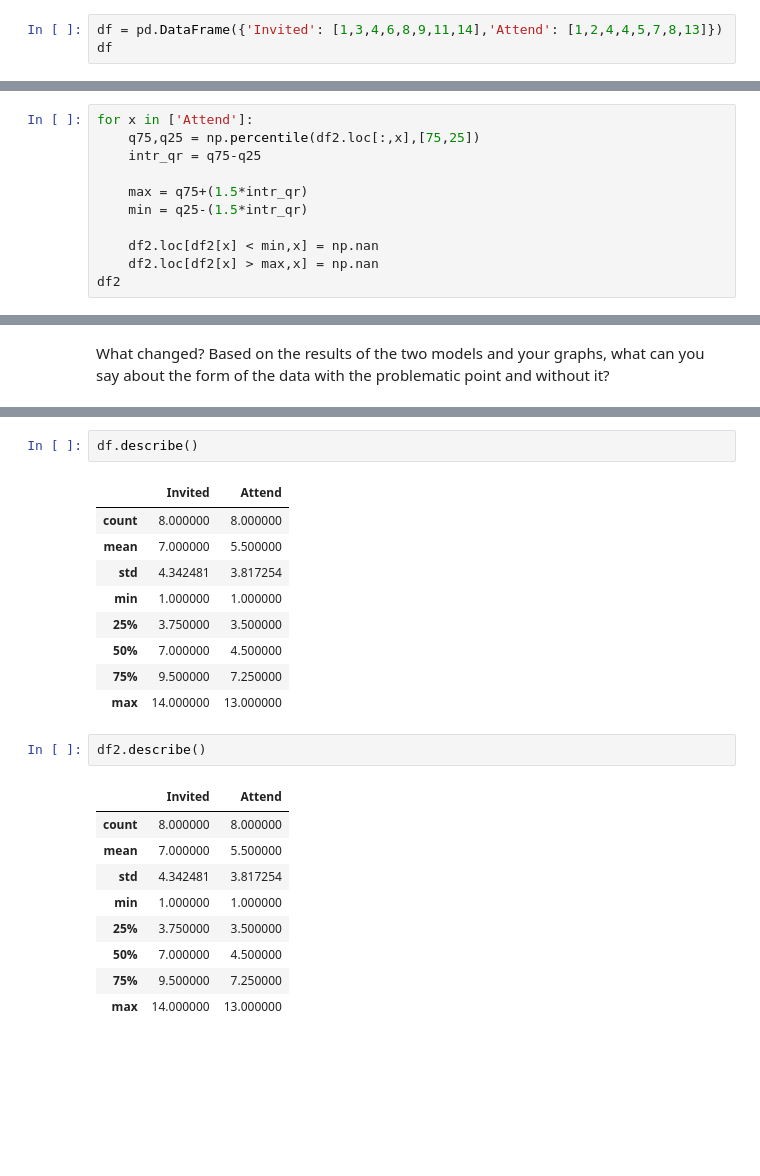
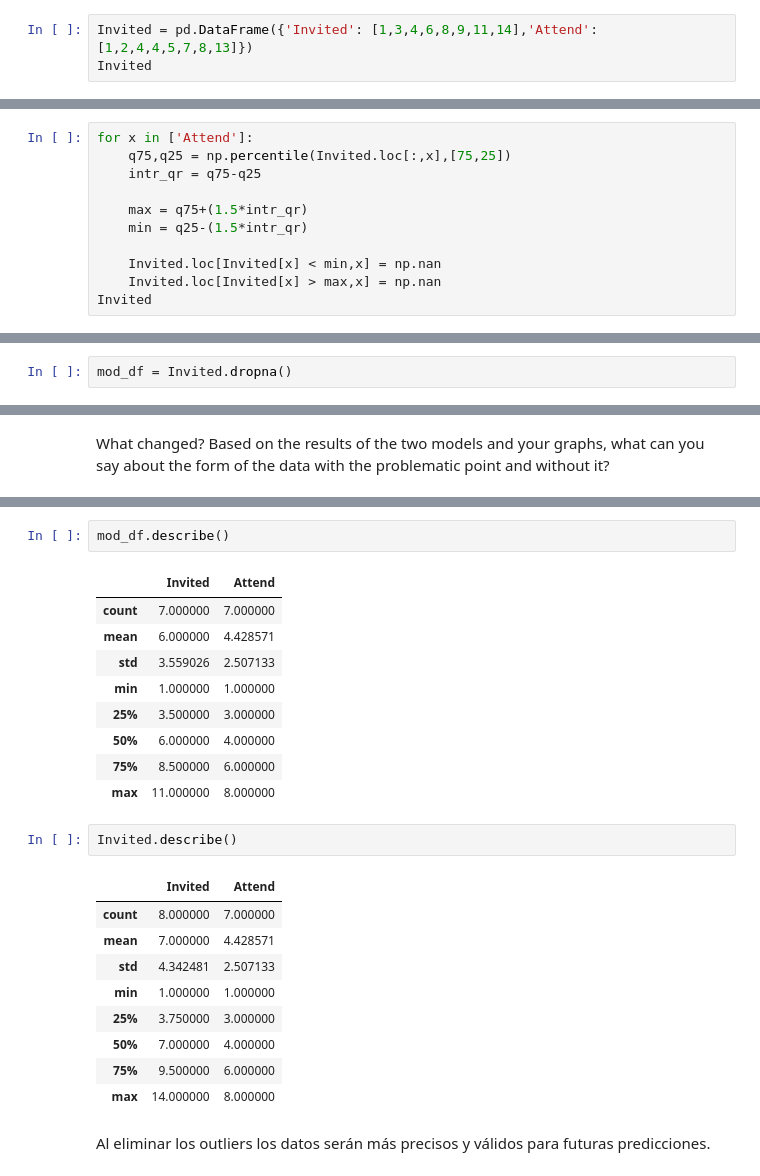
Before and after one commit to Ironhack-Data-Madrid-Febrero-2021/lab-regression-analysis, a Jupyter notebook: your-code.ipynb, the cells around one changed output, grey strips where cells are left out. Drawn from its saved outputs; the diff is of its cells as text; blank space fills up the shorter version.

```diff
--- a/your-code.ipynb
+++ b/your-code.ipynb
@@ -341,8 +371,8 @@ I am suspicious about the last few parties I have thrown: it seems that the more
 We want to know if the relationship modeled by the two random variables is linear or not, and therefore if it is appropriate to model it with a linear regression.
 First, build a dataframe with the data.
 # %%
-df = pd.DataFrame({'Invited': [1,3,4,6,8,9,11,14],'Attend': [1,2,4,4,5,7,8,13]})
-df
+Invited = pd.DataFrame({'Invited': [1,3,4,6,8,9,11,14],'Attend': [1,2,4,4,5,7,8,13]})
+Invited
 # %% [output]
 |  | Invited | Attend |
 | 0 | 1 | 1 |
@@ -418,12 +470,12 @@ d2=df
 # %%
 for x in ['Attend']:
-    q75,q25 = np.percentile(df2.loc[:,x],[75,25])
+    q75,q25 = np.percentile(Invited.loc[:,x],[75,25])
     intr_qr = q75-q25
 
     max = q75+(1.5*intr_qr)
     min = q25-(1.5*intr_qr)
 
-    df2.loc[df2[x] < min,x] = np.nan
-    df2.loc[df2[x] > max,x] = np.nan
-df2
+    Invited.loc[Invited[x] < min,x] = np.nan
+    Invited.loc[Invited[x] > max,x] = np.nan
+Invited
 # %% [output]
@@ -436,0 +491,2 @@ df2.boxplot()
+# %%
+mod_df = Invited.dropna()
@@ -454,24 +539,26 @@ plt.scatter(x=df2["Invited"], y=df2["Attend"])
 # %%
-df.describe()
+mod_df.describe()
 # %% [output]
 |  | Invited | Attend |
-| count | 8.000000 | 8.000000 |
-| mean | 7.000000 | 5.500000 |
-| std | 4.342481 | 3.817254 |
+| count | 7.000000 | 7.000000 |
+| mean | 6.000000 | 4.428571 |
+| std | 3.559026 | 2.507133 |
 | min | 1.000000 | 1.000000 |
-| 25% | 3.750000 | 3.500000 |
-| 50% | 7.000000 | 4.500000 |
-| 75% | 9.500000 | 7.250000 |
-| max | 14.000000 | 13.000000 |
+| 25% | 3.500000 | 3.000000 |
+| 50% | 6.000000 | 4.000000 |
+| 75% | 8.500000 | 6.000000 |
+| max | 11.000000 | 8.000000 |
 # %%
-df2.describe()
+Invited.describe()
 # %% [output]
 |  | Invited | Attend |
-| count | 8.000000 | 8.000000 |
-| mean | 7.000000 | 5.500000 |
-| std | 4.342481 | 3.817254 |
+| count | 8.000000 | 7.000000 |
+| mean | 7.000000 | 4.428571 |
+| std | 4.342481 | 2.507133 |
 | min | 1.000000 | 1.000000 |
-| 25% | 3.750000 | 3.500000 |
-| 50% | 7.000000 | 4.500000 |
-| 75% | 9.500000 | 7.250000 |
-| max | 14.000000 | 13.000000 |
+| 25% | 3.750000 | 3.000000 |
+| 50% | 7.000000 | 4.000000 |
+| 75% | 9.500000 | 6.000000 |
+| max | 14.000000 | 8.000000 |
+# %% [markdown]
+Al eliminar los outliers los datos serán más precisos y válidos para futuras predicciones.
```
Also changed, not shown: parts of 26 cells of this notebook.
